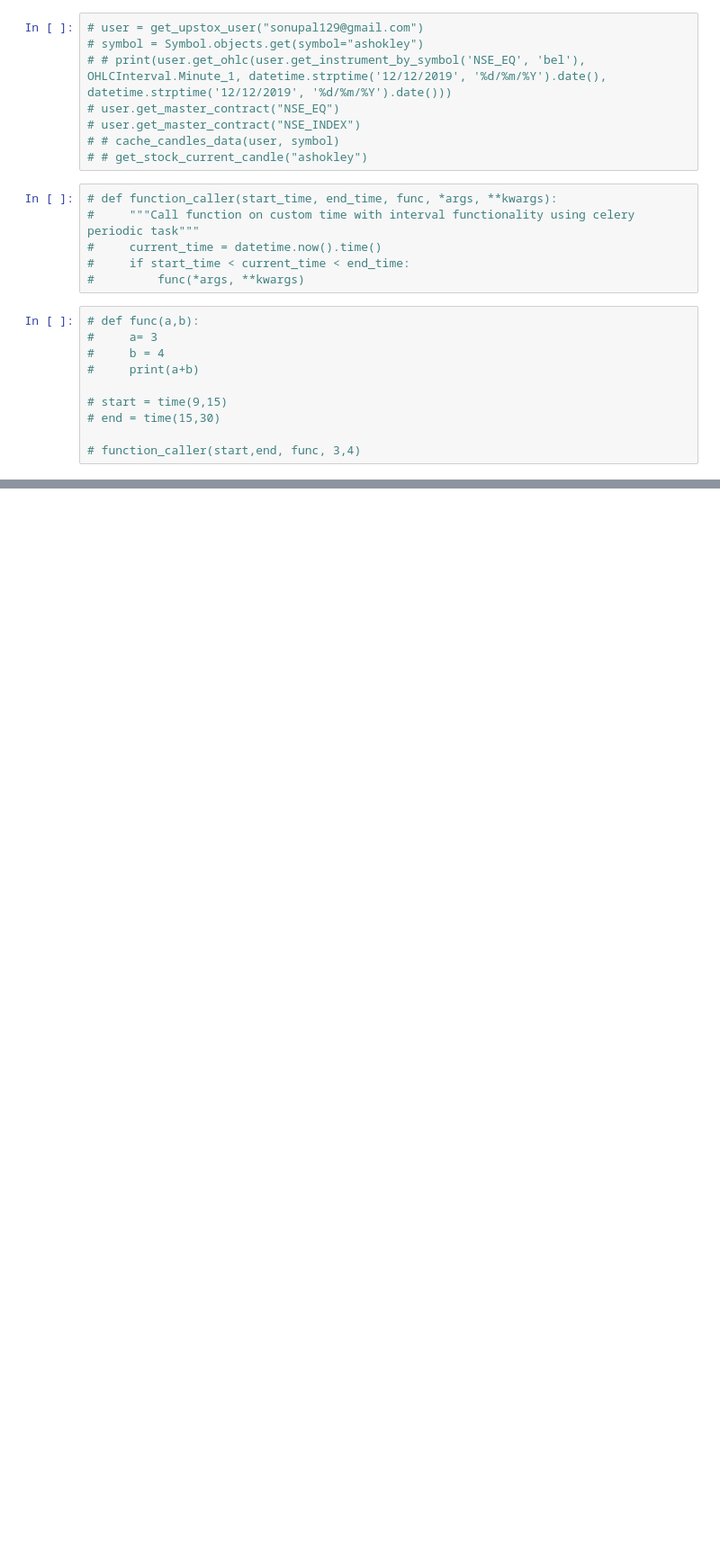
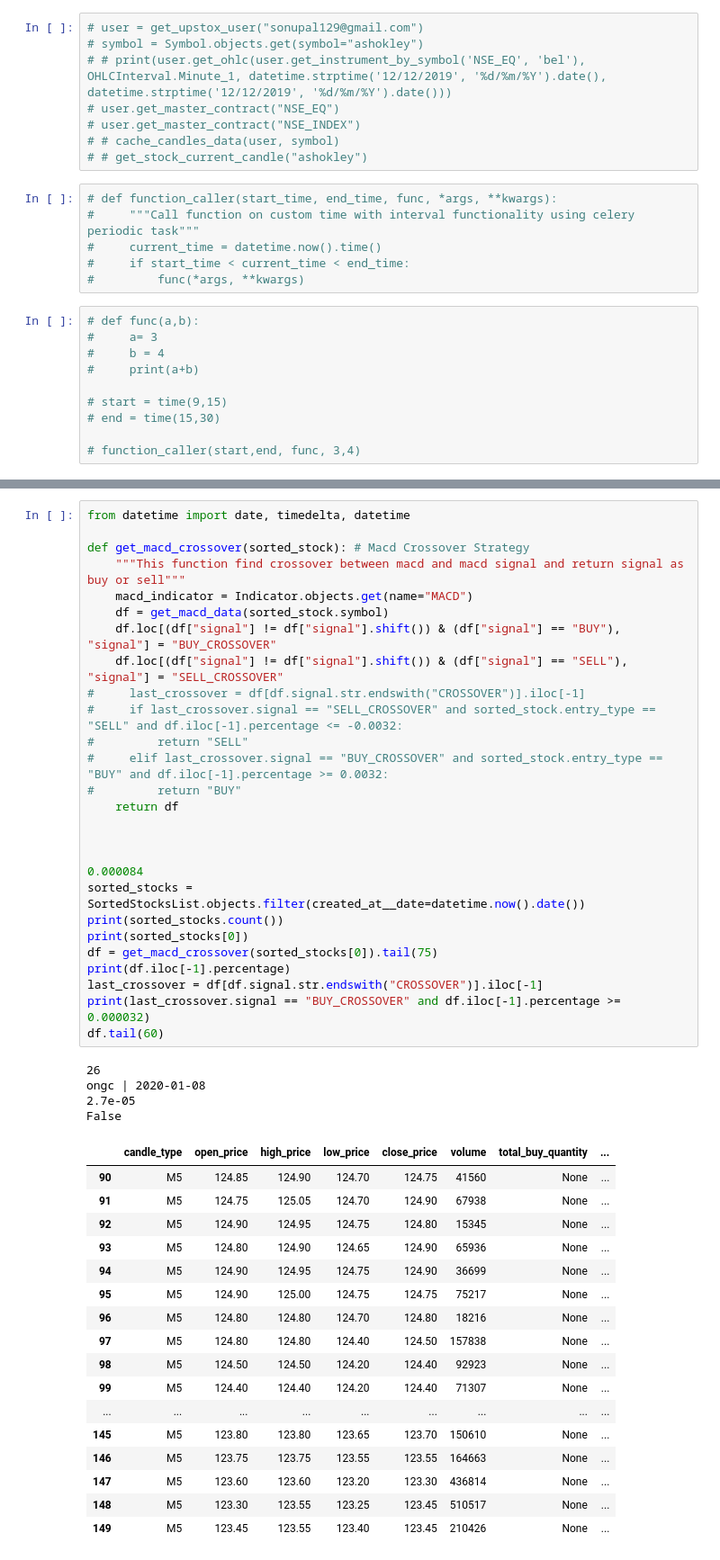
Before and after one commit to sonupal129/heystox, a Jupyter notebook: heystox_trade/function_testing.ipynb, the cells around one changed output, grey strips where cells are left out. Shown: that part at 90% size. Saved outputs shown, nothing was run; the diff lists cells and outputs as text; blank space fills up the shorter version.

```diff
--- a/heystox_trade/function_testing.ipynb
+++ b/heystox_trade/function_testing.ipynb
@@ -47,0 +39,49 @@ HTTPError: {"code":401,"status":"Unauthorized","timestamp":"2020-01-05T06:01:51+
+# %%
+from datetime import date, timedelta, datetime
+
+def get_macd_crossover(sorted_stock): # Macd Crossover Strategy
+    """This function find crossover between macd and macd signal and return signal as buy or sell"""
+    macd_indicator = Indicator.objects.get(name="MACD")
+    df = get_macd_data(sorted_stock.symbol)
+    df.loc[(df["signal"] != df["signal"].shift()) & (df["signal"] == "BUY"), "signal"] = "BUY_CROSSOVER"
+    df.loc[(df["signal"] != df["signal"].shift()) & (df["signal"] == "SELL"), "signal"] = "SELL_CROSSOVER"
+#     last_crossover = df[df.signal.str.endswith("CROSSOVER")].iloc[-1]
+#     if last_crossover.signal == "SELL_CROSSOVER" and sorted_stock.entry_type == "SELL" and df.iloc[-1].percentage <= -0.0032:
+#         return "SELL"
+#     elif last_crossover.signal == "BUY_CROSSOVER" and sorted_stock.entry_type == "BUY" and df.iloc[-1].percentage >= 0.0032:
+#         return "BUY"
+    return df
+
+
+
+0.000084
+sorted_stocks = SortedStocksList.objects.filter(created_at__date=datetime.now().date())
+print(sorted_stocks.count())
+print(sorted_stocks[0])
+df = get_macd_crossover(sorted_stocks[0]).tail(75)
+print(df.iloc[-1].percentage)
+last_crossover = df[df.signal.str.endswith("CROSSOVER")].iloc[-1]
+print(last_crossover.signal == "BUY_CROSSOVER" and df.iloc[-1].percentage >= 0.000032)
+df.tail(60)
+# %% [output]
+26
+ongc | 2020-01-08
+2.7e-05
+False
+|  | candle_type | open_price | high_price | low_price | close_price | volume | total_buy_quantity | ... |
+| 90 | M5 | 124.85 | 124.90 | 124.70 | 124.75 | 41560 | None | ... |
+| 91 | M5 | 124.75 | 125.05 | 124.70 | 124.90 | 67938 | None | ... |
+| 92 | M5 | 124.90 | 124.95 | 124.75 | 124.80 | 15345 | None | ... |
+| 93 | M5 | 124.80 | 124.90 | 124.65 | 124.90 | 65936 | None | ... |
+| 94 | M5 | 124.90 | 124.95 | 124.75 | 124.90 | 36699 | None | ... |
+| 95 | M5 | 124.90 | 125.00 | 124.75 | 124.75 | 75217 | None | ... |
+| 96 | M5 | 124.80 | 124.80 | 124.70 | 124.80 | 18216 | None | ... |
+| 97 | M5 | 124.80 | 124.80 | 124.40 | 124.50 | 157838 | None | ... |
+| 98 | M5 | 124.50 | 124.50 | 124.20 | 124.40 | 92923 | None | ... |
+| 99 | M5 | 124.40 | 124.40 | 124.20 | 124.40 | 71307 | None | ... |
+| ... | ... | ... | ... | ... | ... | ... | ... | ... |
+| 145 | M5 | 123.80 | 123.80 | 123.65 | 123.70 | 150610 | None | ... |
+| 146 | M5 | 123.75 | 123.75 | 123.55 | 123.55 | 164663 | None | ... |
+| 147 | M5 | 123.60 | 123.60 | 123.20 | 123.30 | 436814 | None | ... |
+| 148 | M5 | 123.30 | 123.55 | 123.25 | 123.45 | 510517 | None | ... |
+| 149 | M5 | 123.45 | 123.55 | 123.40 | 123.45 | 210426 | None | ... |
```
Also changed, not shown: parts of 7 cells of this notebook, 5 other files.
